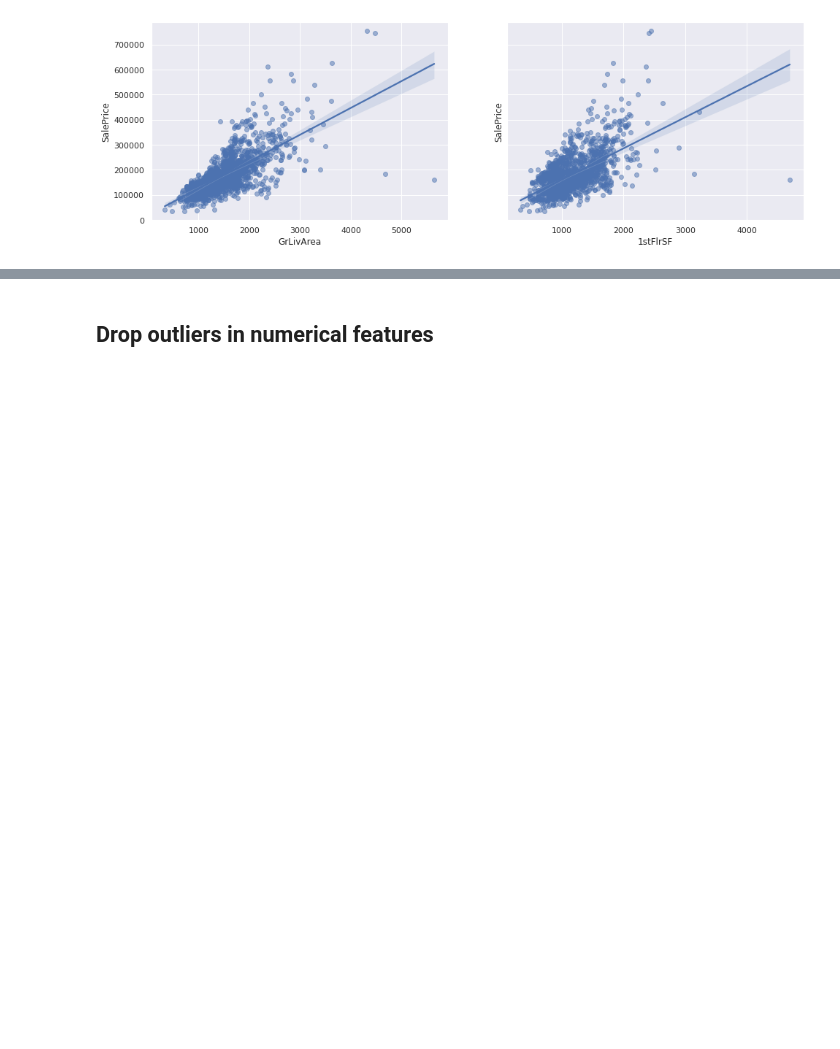
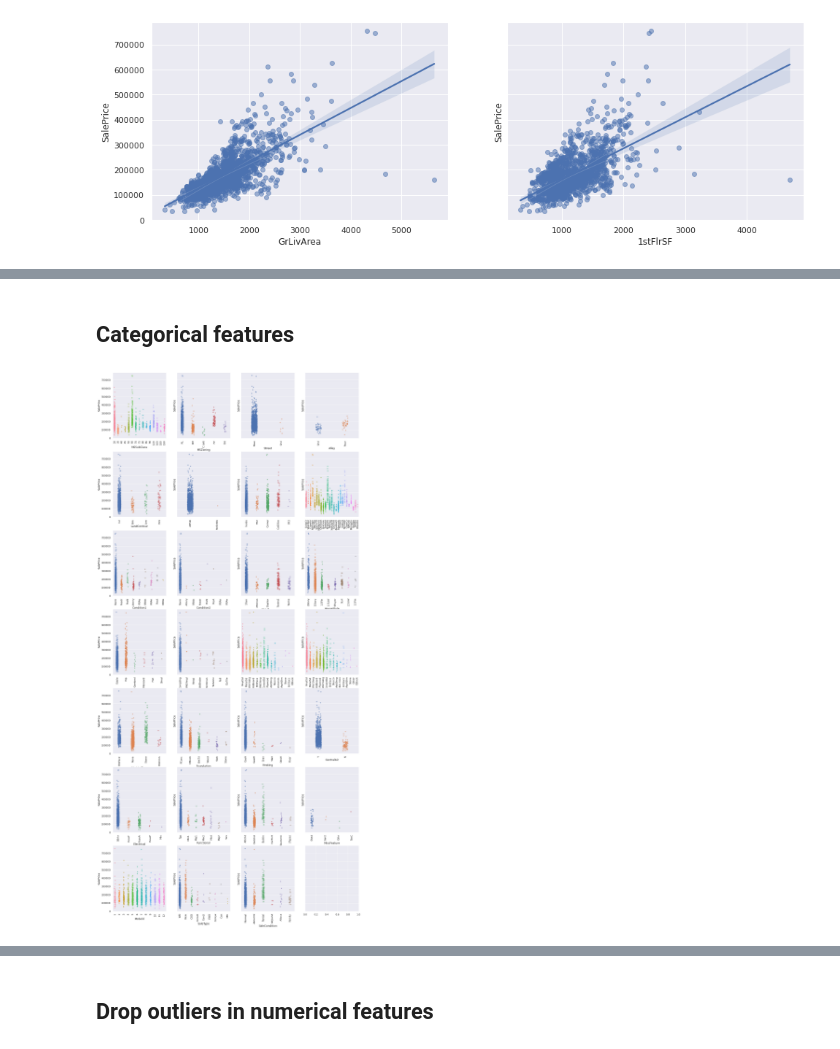
Before and after one commit to nguyenhaidang94/HousePricePrediction, a Jupyter notebook: which_factors_influence_house_price.ipynb, the cells around one changed output, grey strips where cells are left out. Saved outputs shown, nothing was run; the diff lists cells and outputs as text; code cells hidden in the pictures; blank space fills up the shorter version.

```diff
--- a/which_factors_influence_house_price.ipynb
+++ b/which_factors_influence_house_price.ipynb
@@ -110,0 +668,11 @@ plt.show()
+# %% [markdown]
+## Categorical features
+# %%
+# Plot categorical features
+fig, axes = plt.subplots(7, 4, sharey=True, figsize=(20,45))
+axes = np.ravel(axes)
+for i in range(len(categorical_features)):
+    sns.stripplot(data=train, x=categorical_features[i], y="SalePrice", ax=axes[i], alpha=0.5)
+    axes[i].tick_params(axis='x', rotation=90)
+# %% [output]
+[figure, added]
```
Also changed, not shown: parts of 16 cells of this notebook.
